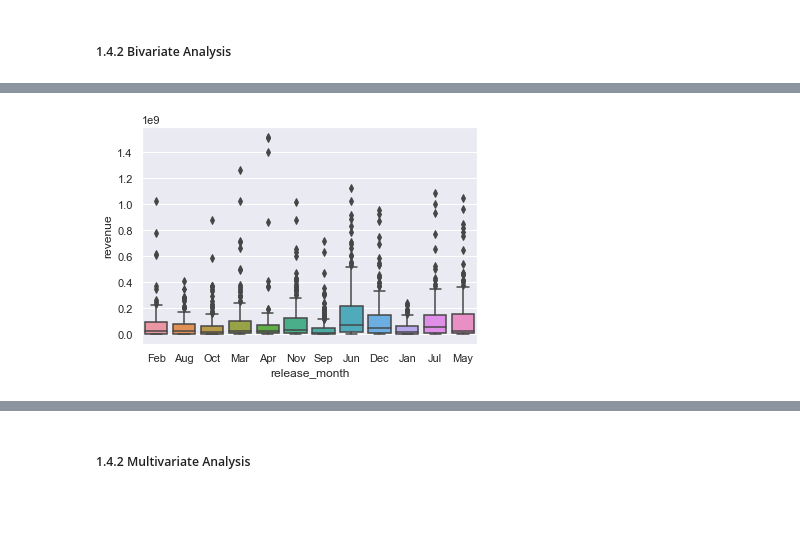
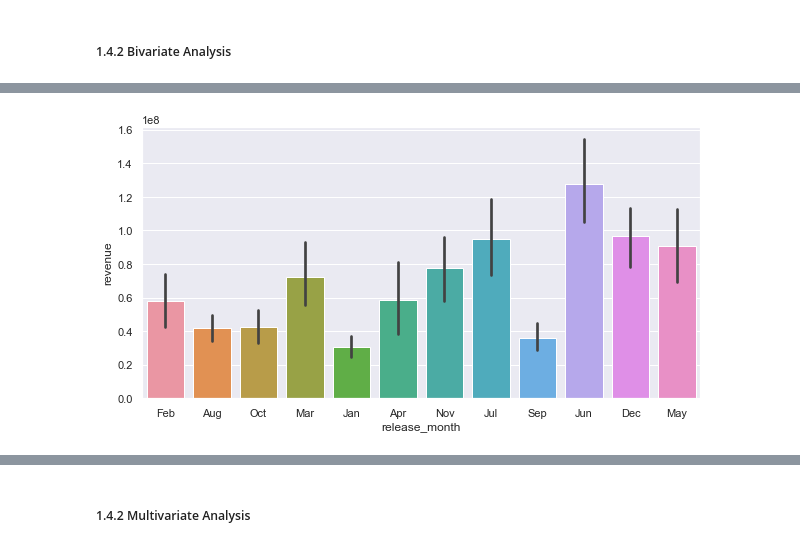
Before and after one commit to manish310/Machine-Learning-Capstone-Project, a Jupyter notebook: TMDB_Capstone.ipynb, the cells around one changed output, grey strips where cells are left out. Cells and saved outputs as stored; diff of their text form; code cells hidden in the pictures; blank space fills up the shorter version.

```diff
--- a/TMDB_Capstone.ipynb
+++ b/TMDB_Capstone.ipynb
@@ -214,7 +220,9 @@ dtype: int64
 # %%
 tmdb_train.drop(tmdb_train[pd.isnull(tmdb_train['runtime'])==True].index,inplace=True)
 # %%
-tmdb_train.drop(tmdb_train[tmdb_train.budget==0].index,inplace=True)
+#tmdb_train.drop(tmdb_train[tmdb_train.budget==0].index,inplace=True)
+# %%
+tmdb_train.drop(tmdb_train[pd.isnull(tmdb_train['genres'])==True].index,inplace=True)
 # %%
 # Convert columns into int type
 tmdb_train['budget']=tmdb_train['budget'].astype(np.int64)
@@ -224,2 +255,12 @@ tmdb_train['revenue']=tmdb_train['revenue'].astype(np.int64)
 # %% [markdown]
 ##### 1.3.2 Feature Engineering
+# %%
+def genres(lst):
+    #print(lst)
+    #print(type(lst))
+    gen=[]
+    for i in range(len(lst)):
+        gen.append(lst[i]['name'].rstrip())
+    return (','.join(gen))
+# %%
+tmdb_train['genres']=tmdb_train.genres.apply(lambda x: genres(literal_eval(x)))
@@ -282,4 +332,5 @@ for i,col in enumerate(columns):
 # %%
-sb.boxplot(data=tmdb_train_df,y='revenue',x='release_month');
+plt.figure(figsize=(10,5))
+sb.barplot(data=tmdb_train,y='revenue',x='release_month');
 # %% [output]
-[figure, old version]
+[figure, new version]
```
Also changed, not shown: parts of 39 cells of this notebook.
